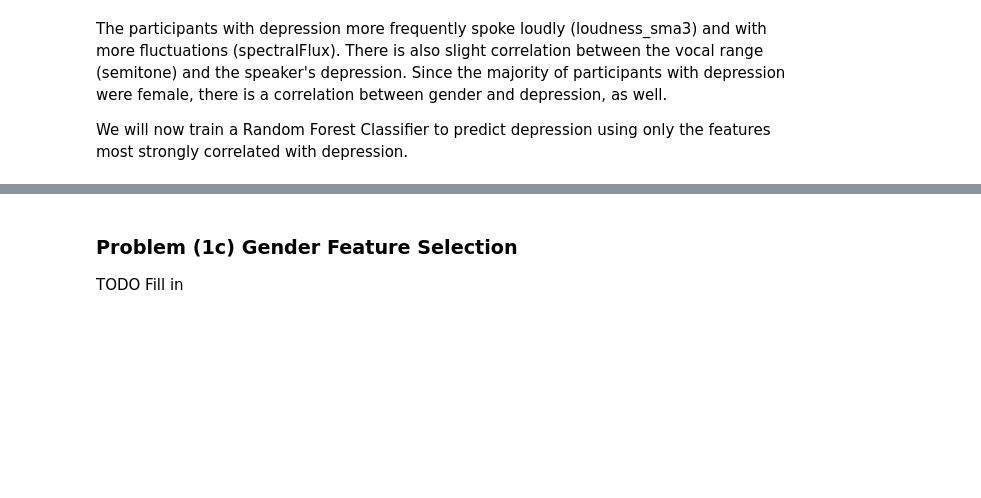
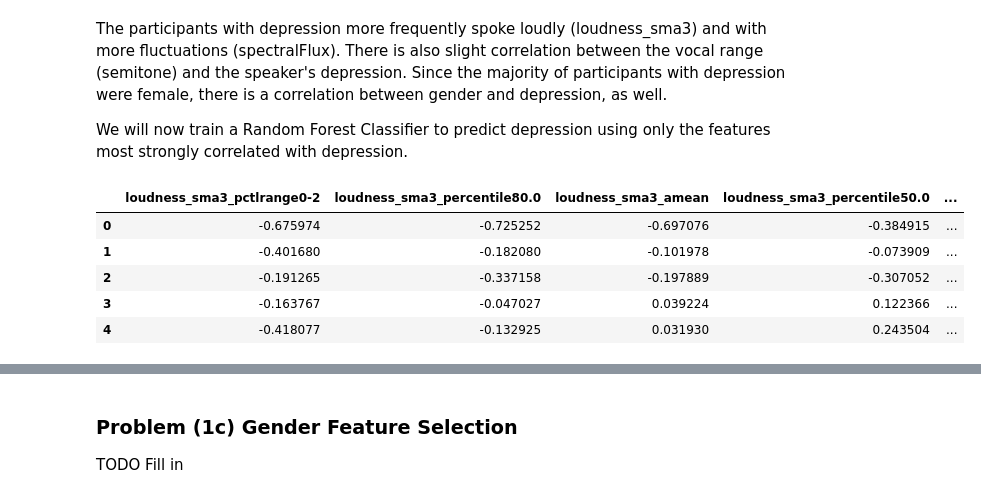
Before and after one commit to momoaolig/ML-Team-Assignment, a Jupyter notebook: mlt10_report.ipynb, the cells around one changed output, grey strips where cells are left out. Saved outputs shown, nothing was run; the diff lists cells and outputs as text; code cells hidden in the pictures; blank space fills up the shorter version.

```diff
--- a/mlt10_report.ipynb
+++ b/mlt10_report.ipynb
@@ -147,6 +204,7 @@ def bar_graph(vals:dict, measures:list, title:str):
 labels_df = pd.read_csv("labels.csv")
 train_df = load_features("features_train", labels_df)
 test_df = load_features("features_test", labels_df)
+train_df, test_df = pre_process(train_df, test_df)
 # append feature names
 features = pd.read_csv('feature_description.csv',
                     encoding = 'ISO-8859-1',
@@ -157,6 +215,16 @@ test_df.rename(columns=col_names, inplace=True)
 # %% [markdown]
 ## Problem (1a) Classification of Gender and Depression
 TODO Fill in
+# %%
+X_train = train_df.drop(["Participant_ID", "Depression", "Gender"], axis=1)
+y_train_depression = train_df["Depression"]
+y_train_gender= train_df["Gender"]
+
+
+# Apply the same transformation to the test data
+X_test = test_df.drop(["Participant_ID", "Depression", "Gender"], axis=1)
+y_test_depression = test_df["Depression"]
+y_test_gender = test_df["Gender"]
 # %% [markdown]
 ### Problem (a.i) Depression Classification
 TODO Fill in
@@ -190,4 +293,16 @@ for key, val in top_twenty_feats.items():
 The participants with depression more frequently spoke loudly (loudness_sma3) and with more fluctuations (spectralFlux). There is also slight correlation between the vocal range (semitone) and the speaker's depression. Since the majority of participants with depression were female, there is a correlation between gender and depression, as well.
 
 We will now train a Random Forest Classifier to predict depression using only the features most strongly correlated with depression.
+# %%
+features = [correlation_tups[x][0] for x in range(5)]
+filtered_df = X_train.loc[:, features]
+filtered_test = X_test.loc[:, features]
+filtered_test.head()
+# %% [output]
+|  | loudness_sma3_pctlrange0-2 | loudness_sma3_percentile80.0 | loudness_sma3_amean | loudness_sma3_percentile50.0 | ... |
+| 0 | -0.675974 | -0.725252 | -0.697076 | -0.384915 | ... |
+| 1 | -0.401680 | -0.182080 | -0.101978 | -0.073909 | ... |
+| 2 | -0.191265 | -0.337158 | -0.197889 | -0.307052 | ... |
+| 3 | -0.163767 | -0.047027 | 0.039224 | 0.122366 | ... |
+| 4 | -0.418077 | -0.132925 | 0.031930 | 0.243504 | ... |
 # %%
```
Also changed, not shown: parts of 16 cells of this notebook.
